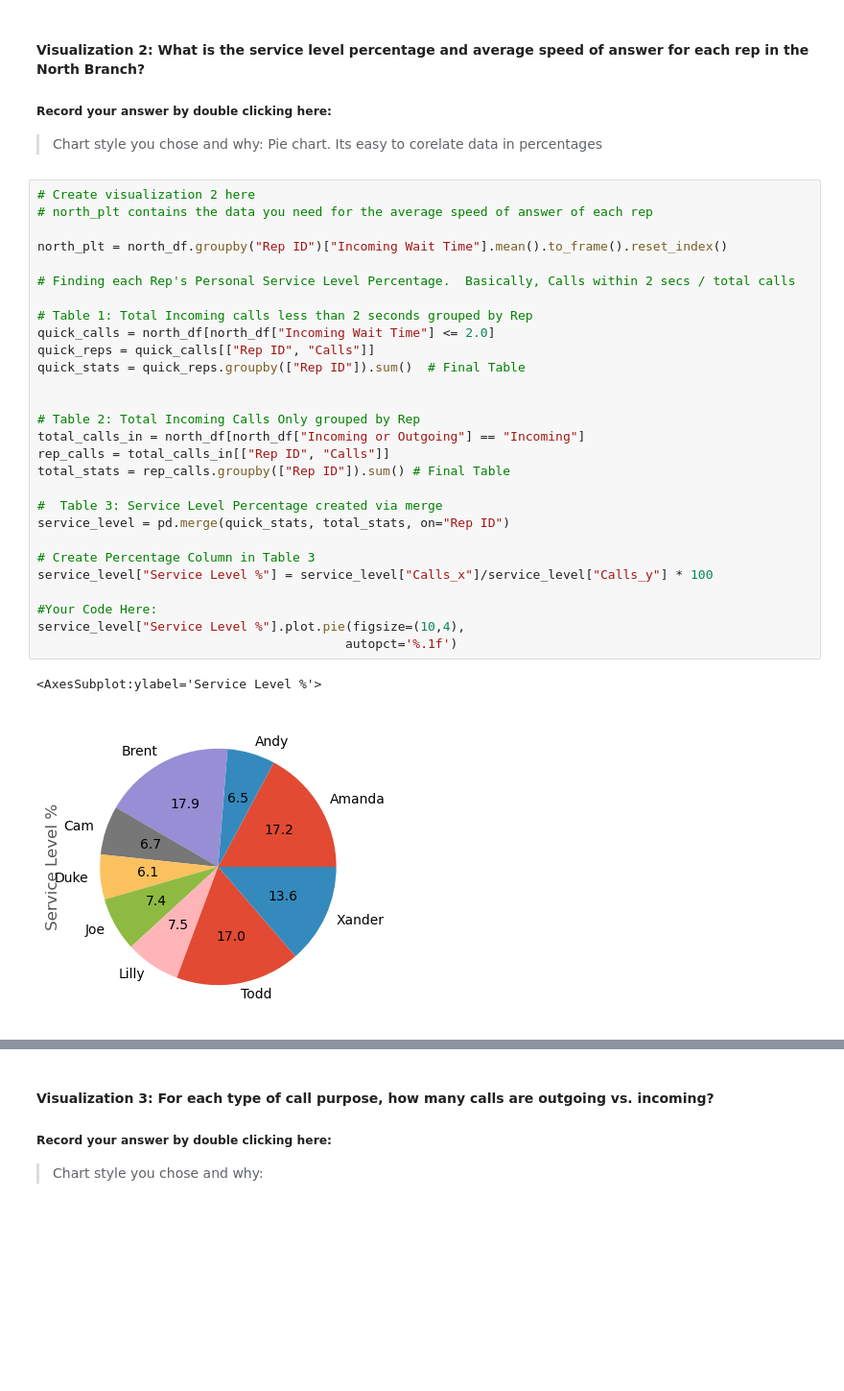
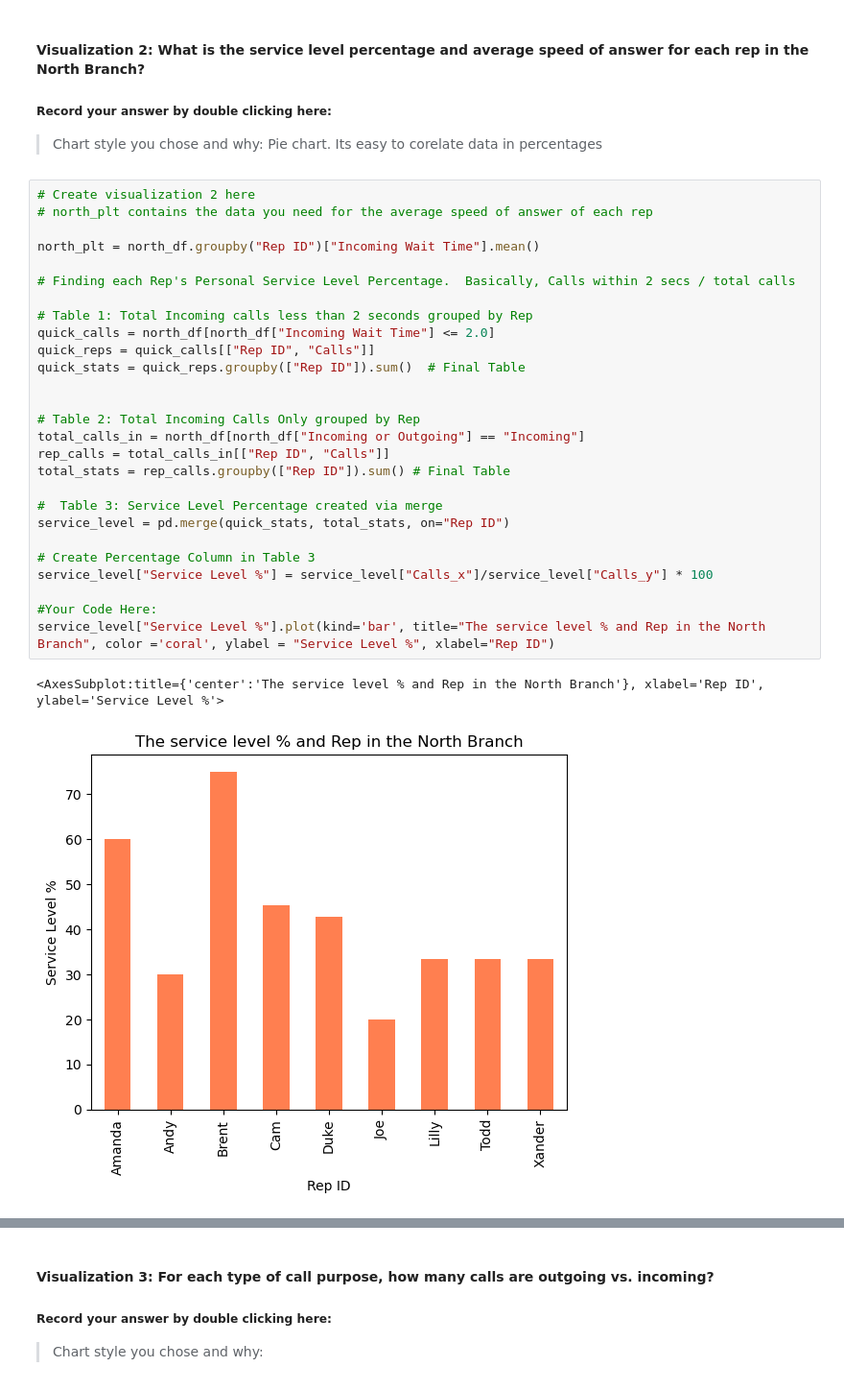
Before and after one commit to shalo888/call-center-cleanup-assignment, a Jupyter notebook: Call_Center_Cleanup.ipynb, the cells around one changed output, grey strips where cells are left out. Shown at 96% size. Cells and saved outputs as stored; diff of their text form; blank space fills up the shorter version.

```diff
--- a/Call_Center_Cleanup.ipynb
+++ b/Call_Center_Cleanup.ipynb
@@ -439,31 +437,30 @@ plt.show()
 # %%
 # Create visualization 2 here
 # north_plt contains the data you need for the average speed of answer of each rep
 
-north_plt = north_df.groupby("Rep ID")["Incoming Wait Time"].mean().to_frame().reset_index()
+north_plt = north_df.groupby("Rep ID")["Incoming Wait Time"].mean()
 
 # Finding each Rep's Personal Service Level Percentage.  Basically, Calls within 2 secs / total calls
 
 # Table 1: Total Incoming calls less than 2 seconds grouped by Rep
 quick_calls = north_df[north_df["Incoming Wait Time"] <= 2.0]
 quick_reps = quick_calls[["Rep ID", "Calls"]]
 quick_stats = quick_reps.groupby(["Rep ID"]).sum()  # Final Table
 
 
 # Table 2: Total Incoming Calls Only grouped by Rep
 total_calls_in = north_df[north_df["Incoming or Outgoing"] == "Incoming"]
 rep_calls = total_calls_in[["Rep ID", "Calls"]]
 total_stats = rep_calls.groupby(["Rep ID"]).sum() # Final Table
 
 #  Table 3: Service Level Percentage created via merge
 service_level = pd.merge(quick_stats, total_stats, on="Rep ID")
 
 # Create Percentage Column in Table 3
 service_level["Service Level %"] = service_level["Calls_x"]/service_level["Calls_y"] * 100
 
 #Your Code Here:
-service_level["Service Level %"].plot.pie(figsize=(10,4),
-                                         autopct='%.1f')
+service_level["Service Level %"].plot(kind='bar', title="The service level % and Rep in the North Branch", color ='coral', ylabel = "Service Level %", xlabel="Rep ID")
 # %% [output]
-<AxesSubplot:ylabel='Service Level %'>
+<AxesSubplot:title={'center':'The service level % and Rep in the North Branch'}, xlabel='Rep ID', ylabel='Service Level %'>
-[figure, old version]
+[figure, new version]
```
Also changed, not shown: parts of 10 cells of this notebook.
